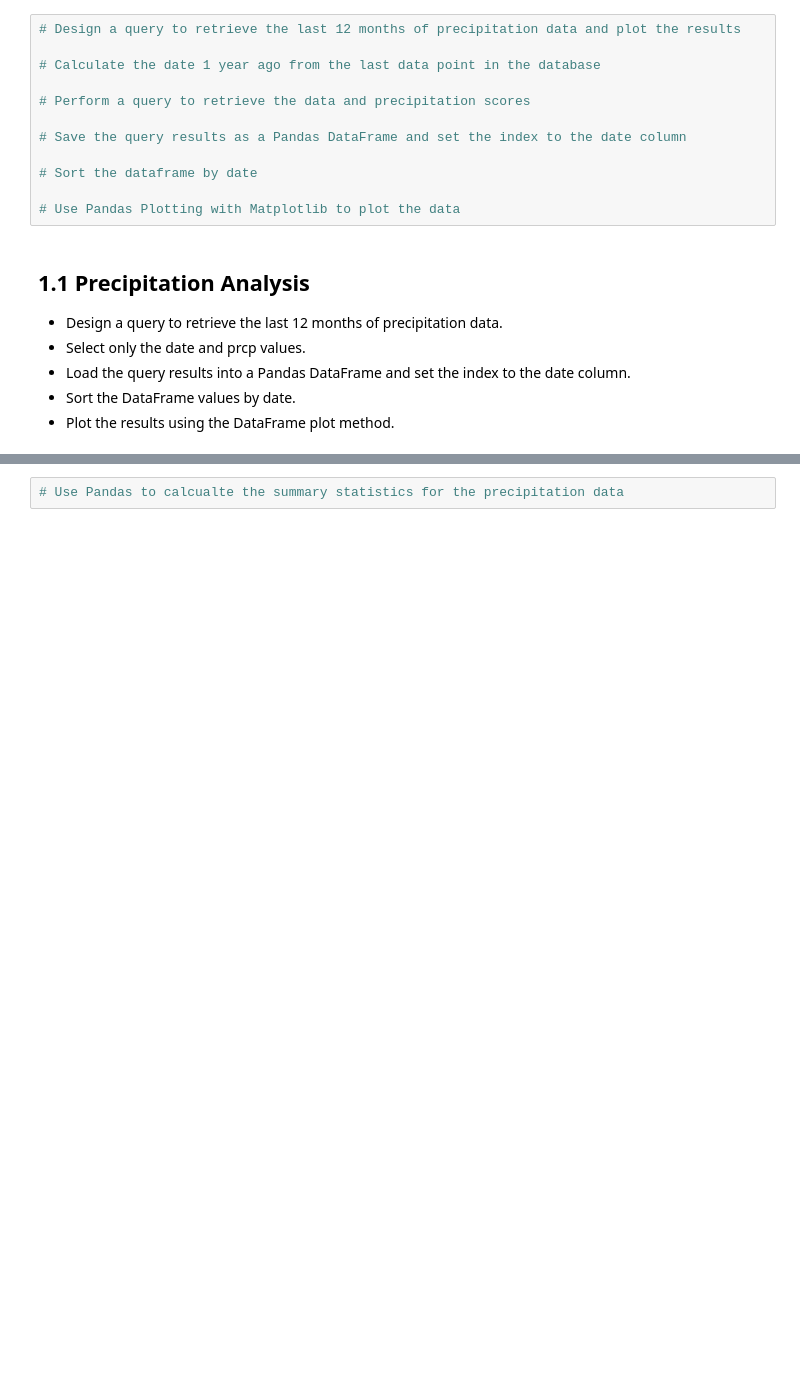
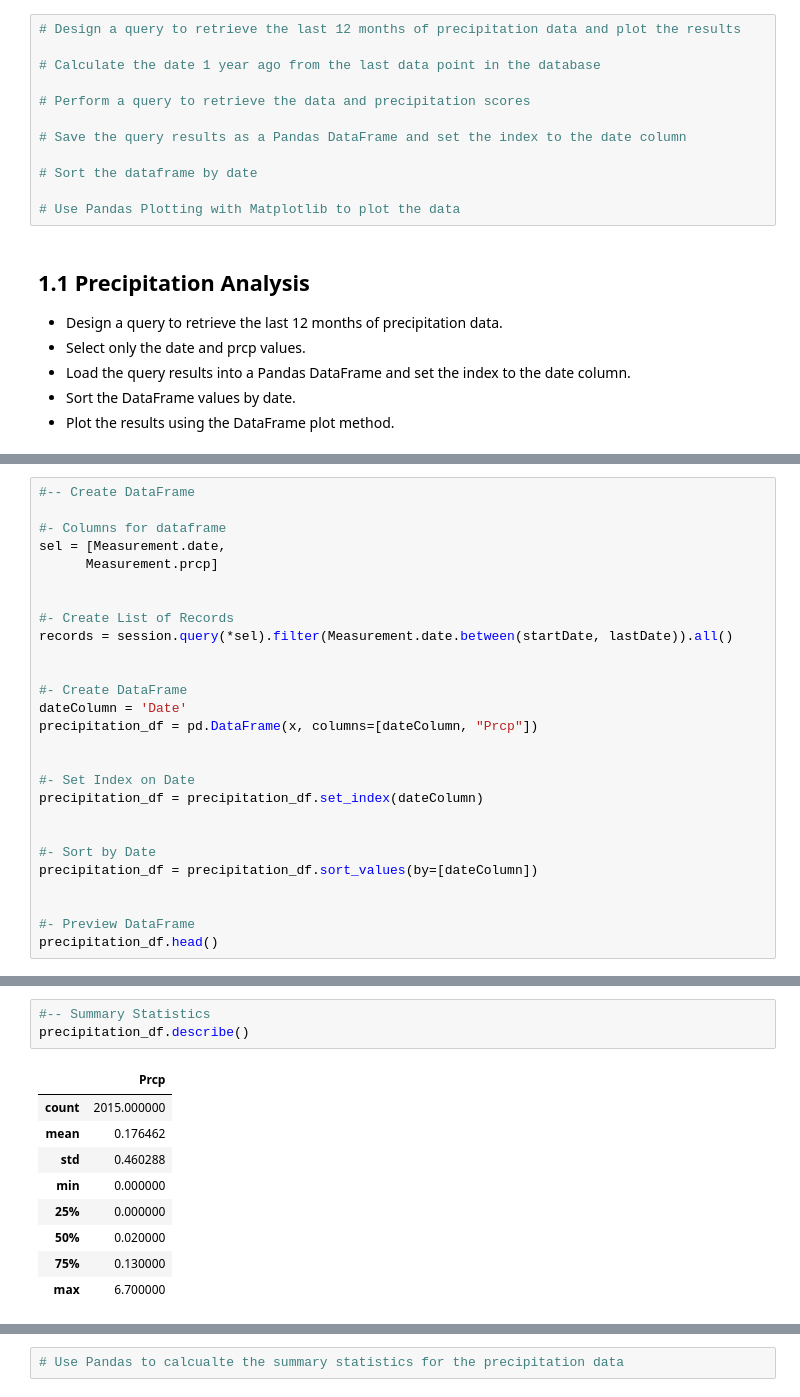
Before and after one commit to normalfactory/DataScience_Assignment_8, a Jupyter notebook: climate_starter.ipynb, the cells around one changed output, grey strips where cells are left out. Saved outputs shown, nothing was run; the diff lists cells and outputs as text; blank space fills up the shorter version.

Commit message:
Completed creating precipitation dataframe

```diff
--- a/climate_starter.ipynb
+++ b/climate_starter.ipynb
@@ -114,0 +132,27 @@ Last date in dataset: 2017-08-23
+# %%
+#-- Create DataFrame
+
+#- Columns for dataframe
+sel = [Measurement.date,
+      Measurement.prcp]
+
+
+#- Create List of Records
+records = session.query(*sel).filter(Measurement.date.between(startDate, lastDate)).all()
+
+
+#- Create DataFrame
+dateColumn = 'Date'
+precipitation_df = pd.DataFrame(x, columns=[dateColumn, "Prcp"])
+
+
+#- Set Index on Date
+precipitation_df = precipitation_df.set_index(dateColumn)
+
+
+#- Sort by Date
+precipitation_df = precipitation_df.sort_values(by=[dateColumn])
+
+
+#- Preview DataFrame
+precipitation_df.head()
@@ -115,3 +167,16 @@ Last date in dataset: 2017-08-23
+# %%
+#-- Summary Statistics
+precipitation_df.describe()
+# %% [output]
+|  | Prcp |
+| count | 2015.000000 |
+| mean | 0.176462 |
+| std | 0.460288 |
+| min | 0.000000 |
+| 25% | 0.000000 |
+| 50% | 0.020000 |
+| 75% | 0.130000 |
+| max | 6.700000 |
 # %% [markdown]
 ![precipitation](Images/precipitation.png)
 # %%
```
Also changed, not shown: parts of 4 cells of this notebook.
